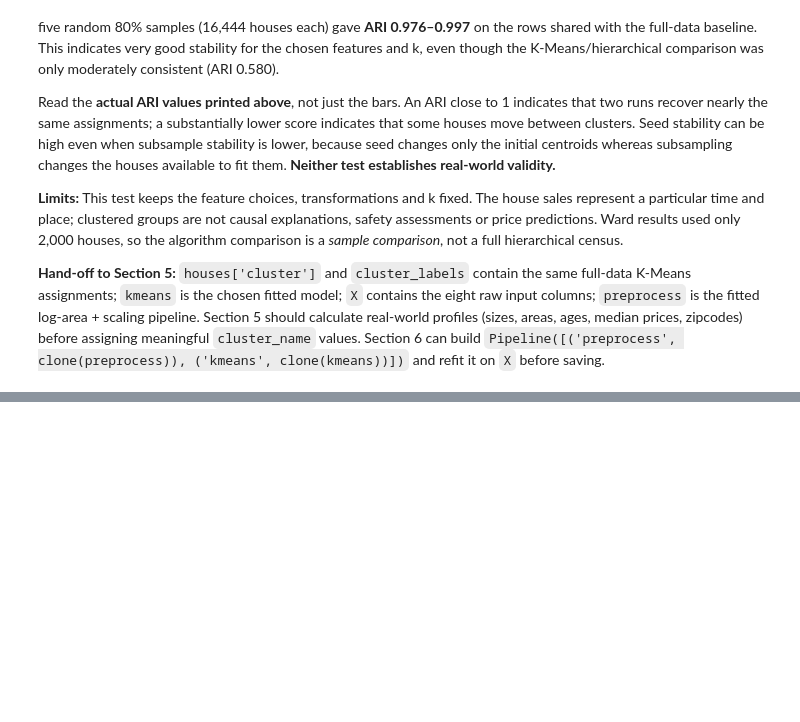
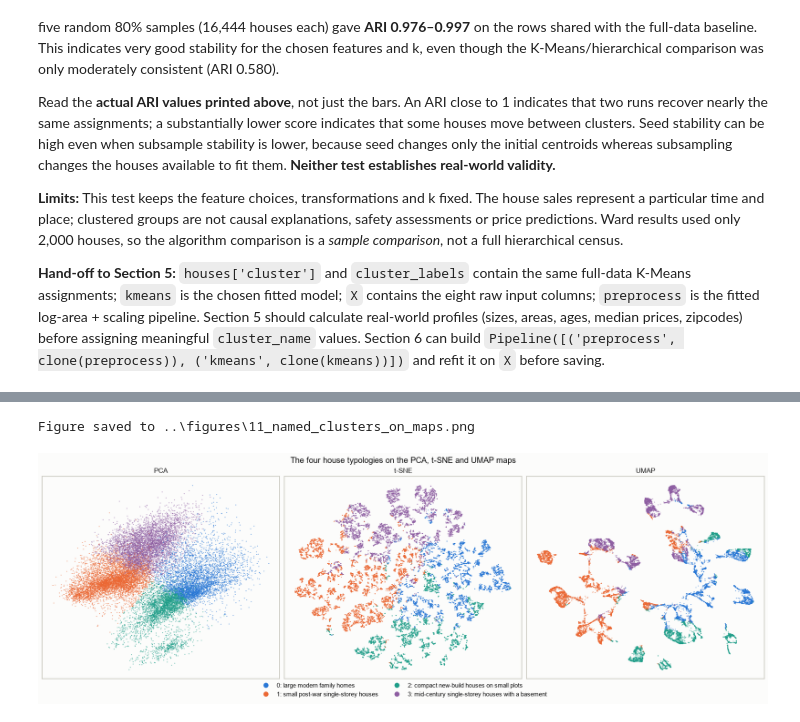
Before and after one commit to iaac-maai/Group2_Day3_Assignment, a Jupyter notebook: notebook/unsupervised_learning.ipynb, the cells around one changed output, grey strips where cells are left out. Cells and saved outputs as stored; diff of their text form; code cells hidden in the pictures; blank space fills up the shorter version.

```diff
--- a/notebook/unsupervised_learning.ipynb
+++ b/notebook/unsupervised_learning.ipynb
@@ -861,0 +1117,17 @@ Read the **actual ARI values printed above**, not just the bars. An ARI close to
+# %%
+fig, axes = plt.subplots(1, 3, figsize=(18, 5.6), constrained_layout=True)
+for ax, (method, cols) in zip(axes, {"PCA": ["pca_x", "pca_y"], "t-SNE": ["tsne_x", "tsne_y"], "UMAP": ["umap_x", "umap_y"]}.items()):
+    xy = map_coordinates[cols].to_numpy()
+    colours = np.array(CLUSTER_COLOURS)[houses["cluster"].to_numpy()]
+    ax.scatter(xy[draw_order, 0], xy[draw_order, 1], c=colours[draw_order], s=3, alpha=0.6, linewidths=0, rasterized=True)
+    ax.set(title=method, xticks=[], yticks=[])
+    ax.grid(False)
+handles = [plt.Line2D([], [], marker="o", linestyle="", color=CLUSTER_COLOURS[c], markersize=8,
+                      label=f"{c}: {CLUSTER_NAMES[c]}") for c in CLUSTER_ORDER]
+fig.legend(handles=handles, loc="lower center", ncol=2, frameon=False, bbox_to_anchor=(0.5, -0.1))
+fig.suptitle("The four house typologies on the PCA, t-SNE and UMAP maps")
+save_fig("11_named_clusters_on_maps")
+plt.show()
+# %% [output]
+Figure saved to ..\figures\11_named_clusters_on_maps.png
+[figure, added]
```
Also changed, not shown: parts of 37 cells of this notebook, 13 other files.
